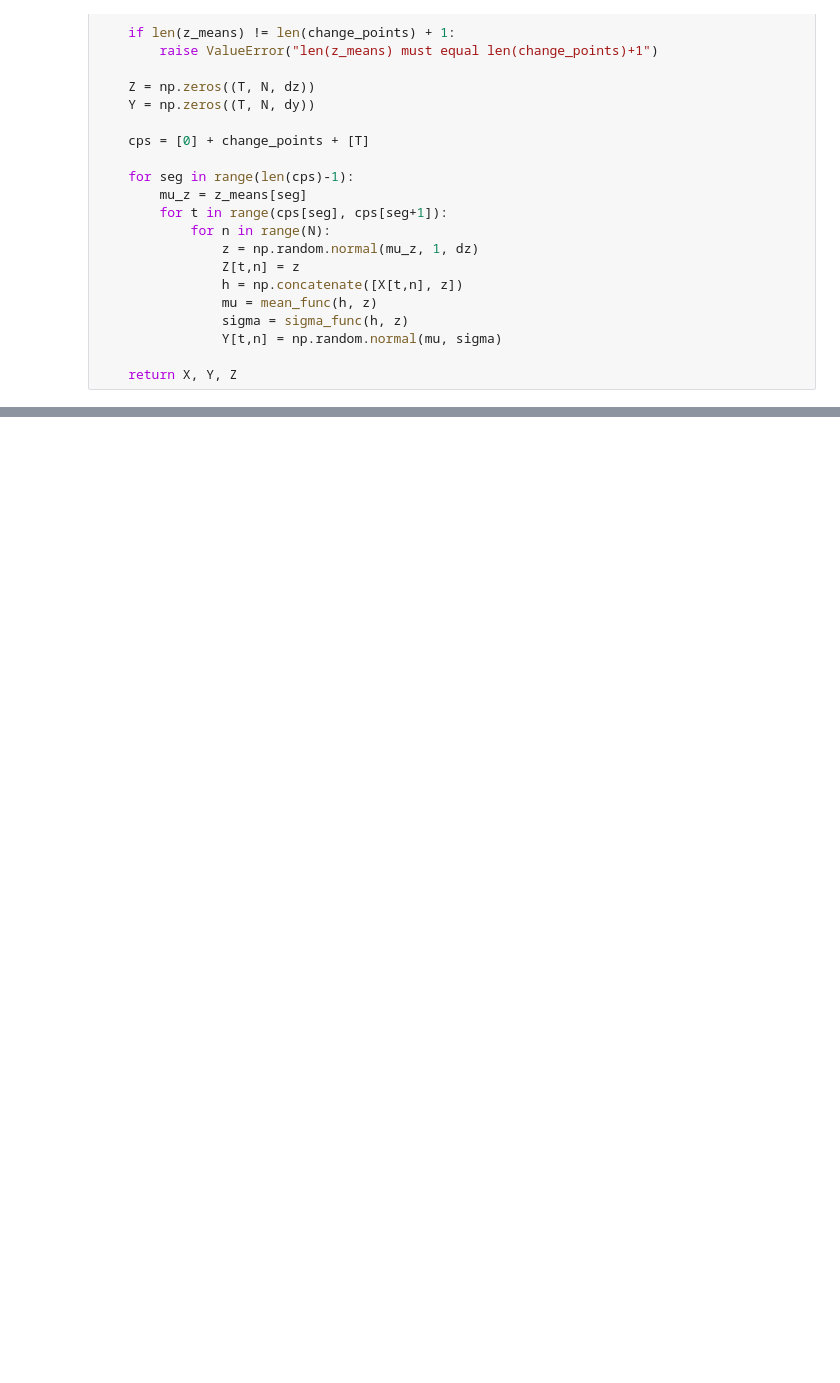
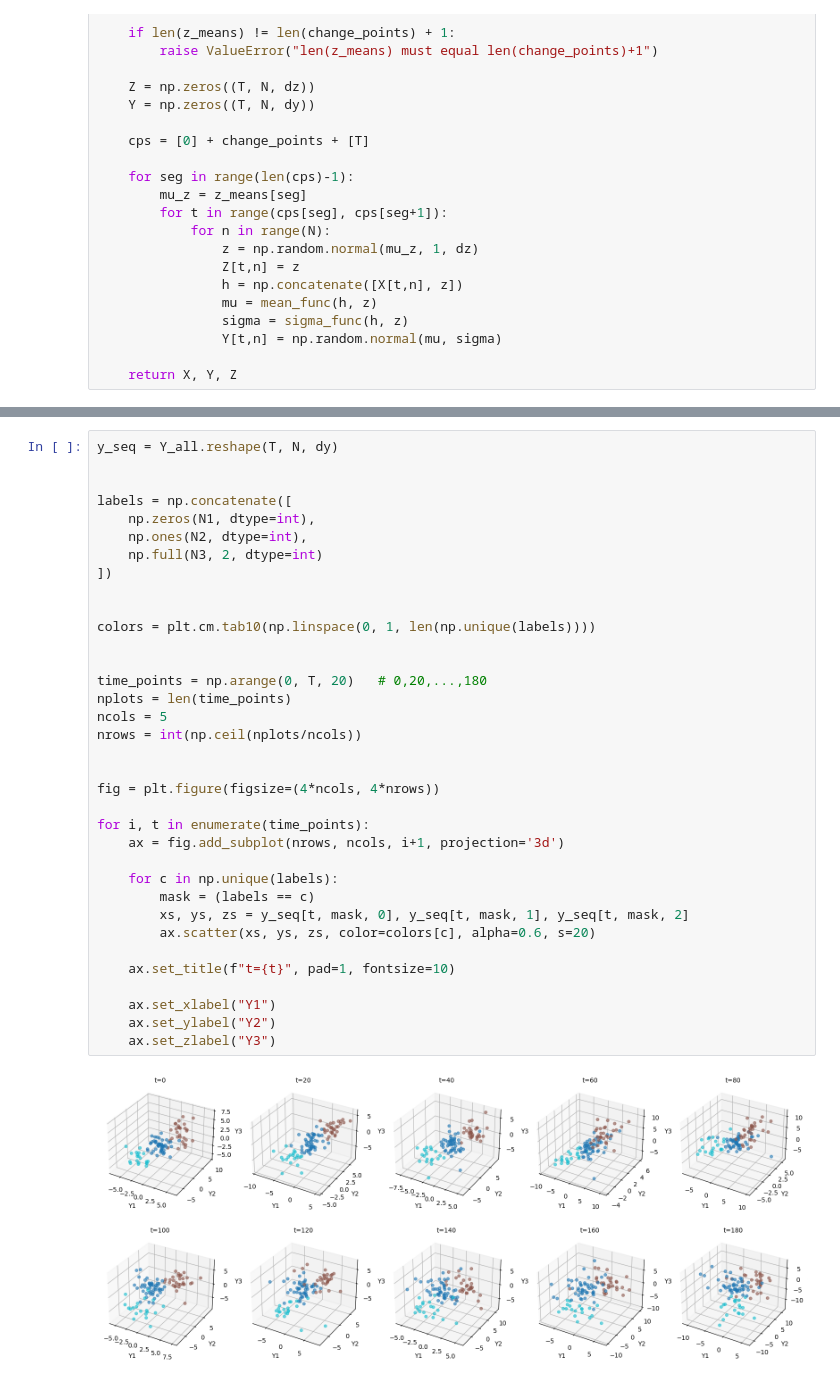
Before and after one commit to allenkei/CPD_FlowCytometry, a Jupyter notebook: simulation_data_3cp.ipynb, the cells around one changed output, grey strips where cells are left out. Cells and saved outputs as stored; diff of their text form; blank space fills up the shorter version.

```diff
--- a/simulation_data_3cp.ipynb
+++ b/simulation_data_3cp.ipynb
@@ -203,0 +204,37 @@ plt.show()
+# %%
+y_seq = Y_all.reshape(T, N, dy)
+
+
+labels = np.concatenate([
+    np.zeros(N1, dtype=int),
+    np.ones(N2, dtype=int),
+    np.full(N3, 2, dtype=int)
+])
+
+
+colors = plt.cm.tab10(np.linspace(0, 1, len(np.unique(labels))))
+
+
+time_points = np.arange(0, T, 20)   # 0,20,...,180
+nplots = len(time_points)
+ncols = 5
+nrows = int(np.ceil(nplots/ncols))
+
+
+fig = plt.figure(figsize=(4*ncols, 4*nrows))
+
+for i, t in enumerate(time_points):
+    ax = fig.add_subplot(nrows, ncols, i+1, projection='3d')
+
+    for c in np.unique(labels):
+        mask = (labels == c)
+        xs, ys, zs = y_seq[t, mask, 0], y_seq[t, mask, 1], y_seq[t, mask, 2]
+        ax.scatter(xs, ys, zs, color=colors[c], alpha=0.6, s=20)
+
+    ax.set_title(f"t={t}", pad=1, fontsize=10)
+
+    ax.set_xlabel("Y1")
+    ax.set_ylabel("Y2")
+    ax.set_zlabel("Y3")
+# %% [output]
+[figure, added]
```
Also changed, not shown: parts of 3 cells of this notebook, 7 other files.
